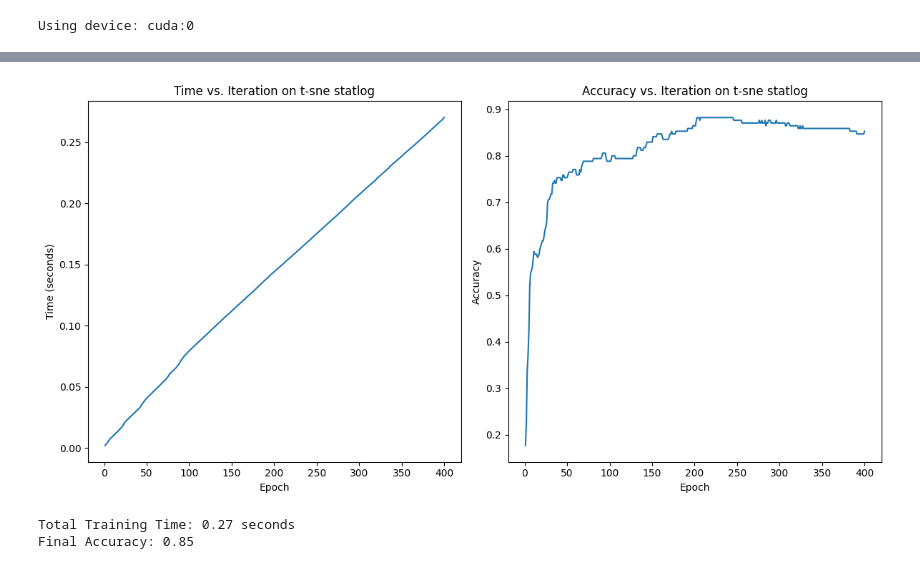
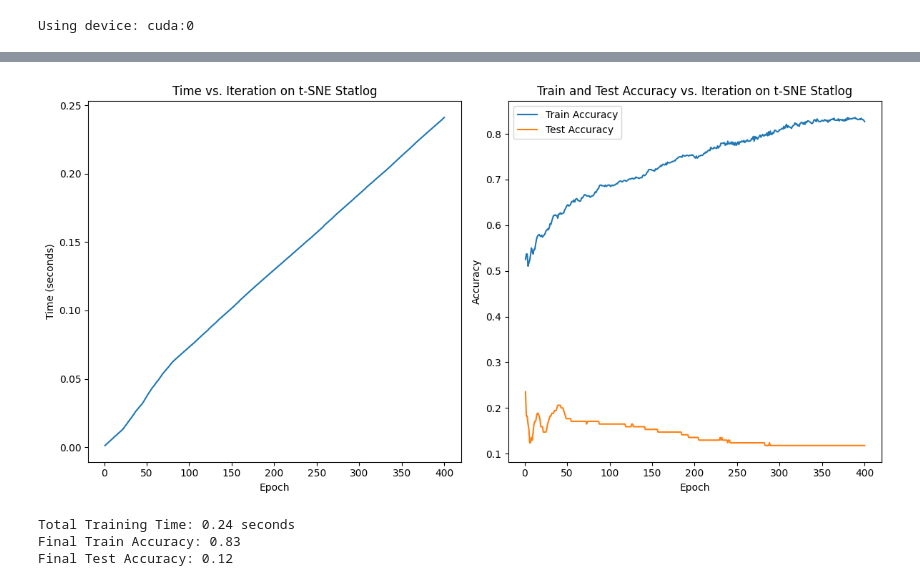
Before and after one commit to HaoKang-Timmy/assignment3, a Jupyter notebook: hw3/NN.ipynb, the cells around one changed output, grey strips where cells are left out. Saved outputs shown, nothing was run; the diff lists cells and outputs as text; code cells hidden in the pictures.

```diff
--- a/hw3/NN.ipynb
+++ b/hw3/NN.ipynb
@@ -328,6 +344,7 @@ import torch.nn as nn
 import torch.optim as optim
 from sklearn.datasets import fetch_openml
 from sklearn.manifold import TSNE
+import time
 
 # Check for GPU availability
 device = torch.device("cuda:0" if torch.cuda.is_available() else "cpu")
@@ -364,7 +381,6 @@ X_test_tsne = torch.tensor(X_test_tsne, dtype=torch.float32).to(device)
 y_train = torch.tensor(y_train, dtype=torch.long).to(device)
 y_test = torch.tensor(y_test, dtype=torch.long).to(device)
 
-
 # Define a neural network model
 class NeuralNetwork(nn.Module):
     def __init__(self, input_size, num_classes):
@@ -383,19 +399,20 @@ class NeuralNetwork(nn.Module):
 num_classes = len(np.unique(y))
 
 # Create the neural network model
-model = NeuralNetwork(X_train_pca.shape[1], num_classes).to(device)
+model = NeuralNetwork(X_train_tsne.shape[1], num_classes).to(device)
 
 # Define loss function and optimizer for multi-class classification
 criterion = nn.CrossEntropyLoss()
-optimizer = optim.Adam(model.parameters(), lr=0.001,weight_decay=0.0001)
+optimizer = optim.Adam(model.parameters(), lr=0.001, weight_decay=0.0001)
 
 # Lists to store accuracy and timing data
-accuracies = []
+train_accuracies = []
+test_accuracies = []
 times = []
+total_training_time = 0.0  # To track the total training time
 
 # Train the model
 num_epochs = 400
-total_training_time = 0.0  # To track the total training time
 for epoch in range(num_epochs):
     model.train()
     optimizer.zero_grad()
@@ -403,7 +420,7 @@ for epoch in range(num_epochs):
     # Record the start time
     start_time = time.time()
 
-    outputs = model(X_train_pca)
+    outputs = model(X_train_tsne)
     loss = criterion(outputs, y_train)
     loss.backward()
     optimizer.step()
@@ -413,33 +430,39 @@ for epoch in range(num_epochs):
 
     total_training_time += end_time - start_time  # Add the epoch training time to the total
     times.append(total_training_time)
+
     # Evaluate the model on the test data
     model.eval()
     with torch.no_grad():
-        outputs = model(X_test_pca)
+        outputs = model(X_test_tsne)
         predictions = torch.argmax(outputs, dim=1)
-        accuracy = accuracy_score(y_test.cpu().numpy(), predictions.cpu().numpy())
-        accuracies.append(accuracy)
+        test_accuracy = accuracy_score(y_test.cpu().numpy(), predictions.cpu().numpy())
+        test_accuracies.append(test_accuracy)
+
+        outputs = model(X_train_tsne)
+        predictions = torch.argmax(outputs, dim=1)
+        train_accuracy = accuracy_score(y_train.cpu().numpy(), predictions.cpu().numpy())
+        train_accuracies.append(train_accuracy)
 
     if (epoch + 1) % 10 == 0:
-        print(f"Epoch [{epoch + 1}/{num_epochs}], Accuracy: {accuracy:.2f}")
+        print(f"Epoch [{epoch + 1}/{num_epochs}], Train Accuracy: {train_accuracy:.2f}, Test Accuracy: {test_accuracy:.2f}")
 
-# Plot the time vs. iteration
 # Plot the time vs. iteration
 plt.figure(figsize=(12, 6))
 plt.subplot(1, 2, 1)
-print(times)
 plt.plot(range(1, num_epochs + 1), times, label="Time")
 plt.xlabel("Epoch")
 plt.ylabel("Time (seconds)")
-plt.title("Time vs. Iteration on t-sne statlog")
+plt.title("Time vs. Iteration on t-SNE Statlog")
 
 # Plot the accuracy vs. iteration
 plt.subplot(1, 2, 2)
-plt.plot(range(1, num_epochs + 1), accuracies, label="Accuracy")
+plt.plot(range(1, num_epochs + 1), train_accuracies, label="Train Accuracy")
+plt.plot(range(1, num_epochs + 1), test_accuracies, label="Test Accuracy")
 plt.xlabel("Epoch")
 plt.ylabel("Accuracy")
-plt.title("Accuracy vs. Iteration on t-sne statlog")
+plt.title("Train and Test Accuracy vs. Iteration on t-SNE Statlog")
+plt.legend()
 
 plt.tight_layout()
 plt.show()
@@ -448,6 +471,7 @@ plt.show()
 print(f"Total Training Time: {total_training_time:.2f} seconds")
 
 # Final accuracy
-print(f"Final Accuracy: {accuracies[-1]:.2f}")
+print(f"Final Train Accuracy: {train_accuracies[-1]:.2f}")
+print(f"Final Test Accuracy: {test_accuracies[-1]:.2f}")
 # %% [output]
 Using device: cuda:0
@@ -471,6 +495,7 @@ Epoch [400/400], Accuracy: 0.85
-[figure, old version]
+[figure, new version]
-Total Training Time: 0.27 seconds
-Final Accuracy: 0.85
+Total Training Time: 0.24 seconds
+Final Train Accuracy: 0.83
+Final Test Accuracy: 0.12
 # %%
 import numpy as np
 import pandas as pd
```
Also changed, not shown: parts of 6 cells of this notebook, 3 other files.
